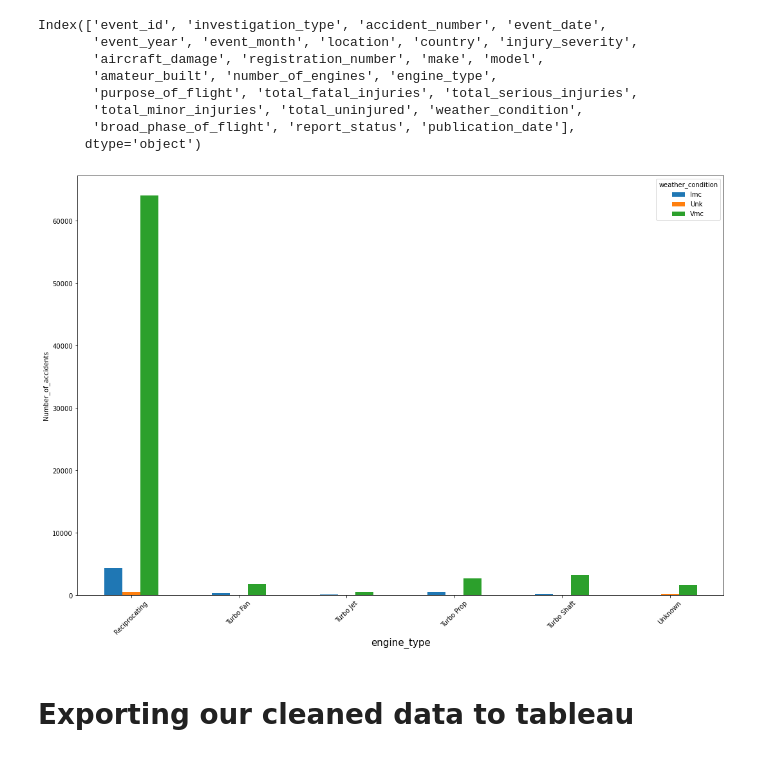
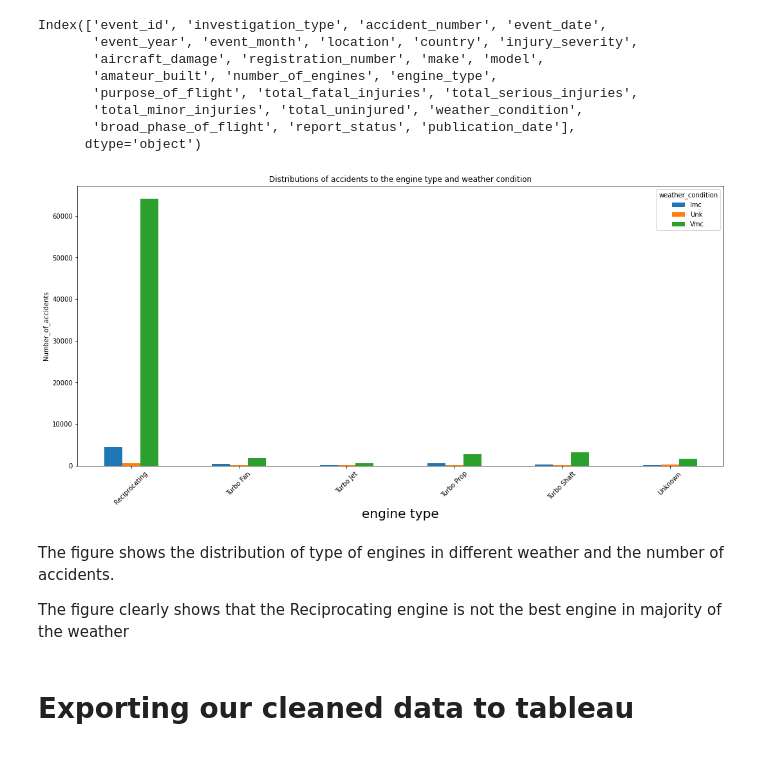
Before and after one commit to stephenmungai/phase1_project, a Jupyter notebook: index.ipynb, the cells around one changed output. Saved outputs shown, nothing was run; the diff lists cells and outputs as text; code cells hidden in the pictures.

```diff
--- a/index.ipynb
+++ b/index.ipynb
@@ -1291,17 +1319,22 @@ grouped_by_weather_and_engine=grouped_by_weather_and_engine.drop(columns='total'
 # %%
 
 #lets reset our index
 # grouped_by_weather_and_engine=grouped_by_weather_and_engine.reset_index()
 #Now we can plot our graph
 
-ax=grouped_by_weather_and_engine.plot(kind='bar',figsize=(18,12))
+ax=grouped_by_weather_and_engine.plot(kind='bar',figsize=(18,8))
 plt.xticks(rotation=45)
-ax.set_xlabel('engine_type',fontsize=15)
+ax.set_title('Distributions of accidents to the engine type and weather condition')
+ax.set_xlabel('engine type',fontsize=20)
 ax.set_ylabel('Number_of_accidents')
 
 plt.show();
 # %% [output]
-[figure, old version]
+[figure, new version]
+# %% [markdown]
+The figure shows the distribution of type of engines in different weather and the number of accidents.
+
+The figure clearly shows that the Reciprocating engine is not the best engine in majority of the weather
 # %% [markdown]
 # Exporting our cleaned data to tableau
 # %%
```
Also changed, not shown: parts of 21 cells of this notebook, 6 other files.
